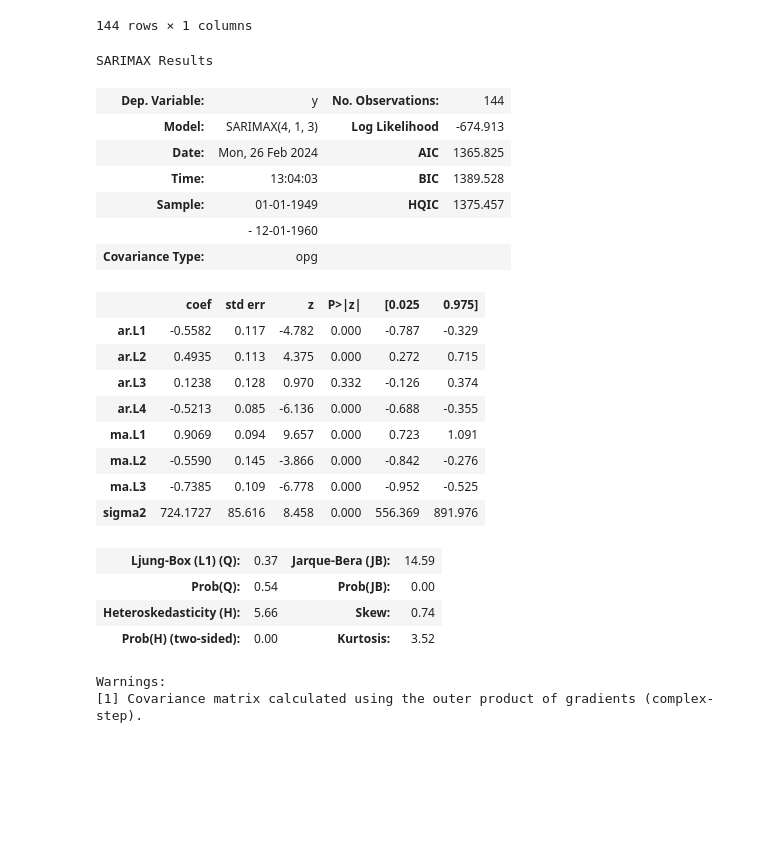
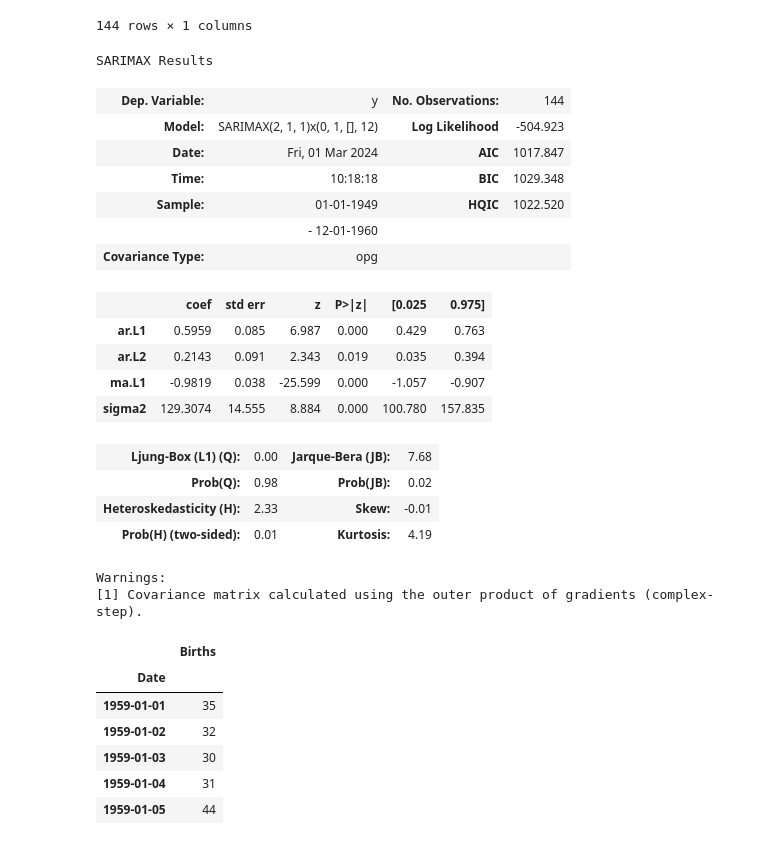
Before and after one commit to Narula901/Python-Library, a Jupyter notebook: Forecasting Model/lec - 7 Choosing ARIMA Orders.ipynb, the cells around one changed output. Drawn from its saved outputs; the diff is of its cells as text; code cells hidden in the pictures; blank space fills up the shorter version.

```diff
--- a/Forecasting Model/lec - 7 Choosing ARIMA Orders.ipynb
+++ b/Forecasting Model/lec - 7 Choosing ARIMA Orders.ipynb
@@ -69,28 +69,24 @@ df
 | 1960-12-01 | 432 |
 144 rows × 1 columns
 # %%
-auto_arima(df['Thousands of Passengers'],error_action='ignore').summary()
+auto_arima(df['Thousands of Passengers'],error_action='ignore',seasonal=True, m=12).summary()
 # %% [output]
 SARIMAX Results
 | Dep. Variable: | y | No. Observations: | 144 |
-| Model: | SARIMAX(4, 1, 3) | Log Likelihood | -674.913 |
-| Date: | Mon, 26 Feb 2024 | AIC | 1365.825 |
-| Time: | 13:04:03 | BIC | 1389.528 |
-| Sample: | 01-01-1949 | HQIC | 1375.457 |
+| Model: | SARIMAX(2, 1, 1)x(0, 1, [], 12) | Log Likelihood | -504.923 |
+| Date: | Fri, 01 Mar 2024 | AIC | 1017.847 |
+| Time: | 10:18:18 | BIC | 1029.348 |
+| Sample: | 01-01-1949 | HQIC | 1022.520 |
 |  | - 12-01-1960 |  |  |
 | Covariance Type: | opg |  |  |
 |  | coef | std err | z | P>|z| | [0.025 | 0.975] |
-| ar.L1 | -0.5582 | 0.117 | -4.782 | 0.000 | -0.787 | -0.329 |
-| ar.L2 | 0.4935 | 0.113 | 4.375 | 0.000 | 0.272 | 0.715 |
-| ar.L3 | 0.1238 | 0.128 | 0.970 | 0.332 | -0.126 | 0.374 |
-| ar.L4 | -0.5213 | 0.085 | -6.136 | 0.000 | -0.688 | -0.355 |
-| ma.L1 | 0.9069 | 0.094 | 9.657 | 0.000 | 0.723 | 1.091 |
-| ma.L2 | -0.5590 | 0.145 | -3.866 | 0.000 | -0.842 | -0.276 |
-| ma.L3 | -0.7385 | 0.109 | -6.778 | 0.000 | -0.952 | -0.525 |
-| sigma2 | 724.1727 | 85.616 | 8.458 | 0.000 | 556.369 | 891.976 |
+| ar.L1 | 0.5959 | 0.085 | 6.987 | 0.000 | 0.429 | 0.763 |
+| ar.L2 | 0.2143 | 0.091 | 2.343 | 0.019 | 0.035 | 0.394 |
+| ma.L1 | -0.9819 | 0.038 | -25.599 | 0.000 | -1.057 | -0.907 |
+| sigma2 | 129.3074 | 14.555 | 8.884 | 0.000 | 100.780 | 157.835 |
-| Ljung-Box (L1) (Q): | 0.37 | Jarque-Bera (JB): | 14.59 |
-| Prob(Q): | 0.54 | Prob(JB): | 0.00 |
-| Heteroskedasticity (H): | 5.66 | Skew: | 0.74 |
-| Prob(H) (two-sided): | 0.00 | Kurtosis: | 3.52 |
+| Ljung-Box (L1) (Q): | 0.00 | Jarque-Bera (JB): | 7.68 |
+| Prob(Q): | 0.98 | Prob(JB): | 0.02 |
+| Heteroskedasticity (H): | 2.33 | Skew: | -0.01 |
+| Prob(H) (two-sided): | 0.01 | Kurtosis: | 4.19 |
 Warnings:
 [1] Covariance matrix calculated using the outer product of gradients (complex-step).
@@ -96,0 +95,10 @@ Warnings:
+# %%
+Birth.head()
+# %% [output]
+|  | Births |
+| Date |  |
+| 1959-01-01 | 35 |
+| 1959-01-02 | 32 |
+| 1959-01-03 | 30 |
+| 1959-01-04 | 31 |
+| 1959-01-05 | 44 |
```
Also changed, not shown: parts of 7 cells of this notebook.
